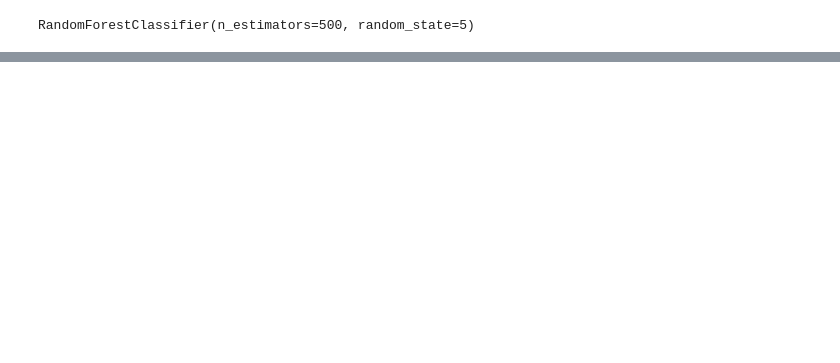
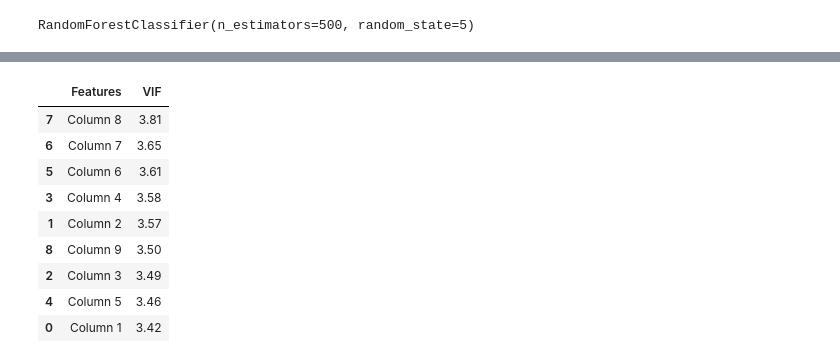
Before and after one commit to MDaily7/Life-Expectancy-In-the-US, a Jupyter notebook: Machine Learning Model/Model Design and Testing/Provisional Machine Learning Model.ipynb, the cells around one changed output, grey strips where cells are left out. Cells and saved outputs as stored; diff of their text form; code cells hidden in the pictures; blank space fills up the shorter version.

```diff
--- a/Machine Learning Model/Model Design and Testing/Provisional Machine Learning Model.ipynb
+++ b/Machine Learning Model/Model Design and Testing/Provisional Machine Learning Model.ipynb
@@ -151,0 +210,11 @@ Name: Predictions, dtype: int64
+# %%
+# split data into features and target df's
+X = lm_df.drop('Column 10', axis=1).copy()
+y=lm_df['Column 10']
+X_train, X_test, y_train, y_test = train_test_split(X, y, random_state=5)
+# %%
+# Scale the Data with minmaxscaler
+lm_scaler = MinMaxScaler()
+lm_scaler.fit(X_train)
+X_train_scaled = lm_scaler.transform(X_train)
+X_test_scaled = lm_scaler.transform(X_test)
@@ -151,0 +256,19 @@ Name: Predictions, dtype: int64
+# %%
+# checking variance inflaction factor
+vif = pd.DataFrame()
+vif['Features'] = X_train.columns
+vif['VIF'] = [variance_inflation_factor(X_train.values, i) for i in range(X_train.shape[1])]
+vif['VIF'] = round(vif['VIF'], 2)
+vif = vif.sort_values(by='VIF', ascending=False)
+vif
+# %% [output]
+|  | Features | VIF |
+| 7 | Column 8 | 3.81 |
+| 6 | Column 7 | 3.65 |
+| 5 | Column 6 | 3.61 |
+| 3 | Column 4 | 3.58 |
+| 1 | Column 2 | 3.57 |
+| 8 | Column 9 | 3.50 |
+| 2 | Column 3 | 3.49 |
+| 4 | Column 5 | 3.46 |
+| 0 | Column 1 | 3.42 |
```
Also changed, not shown: parts of 16 cells of this notebook.
